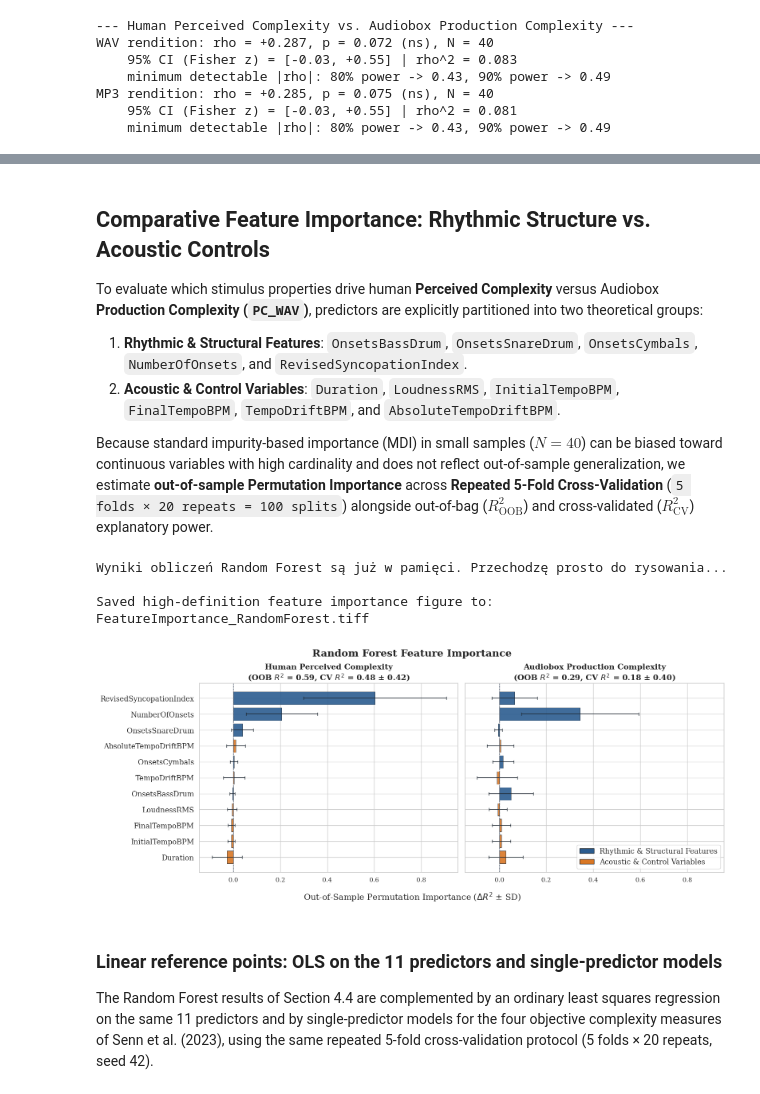
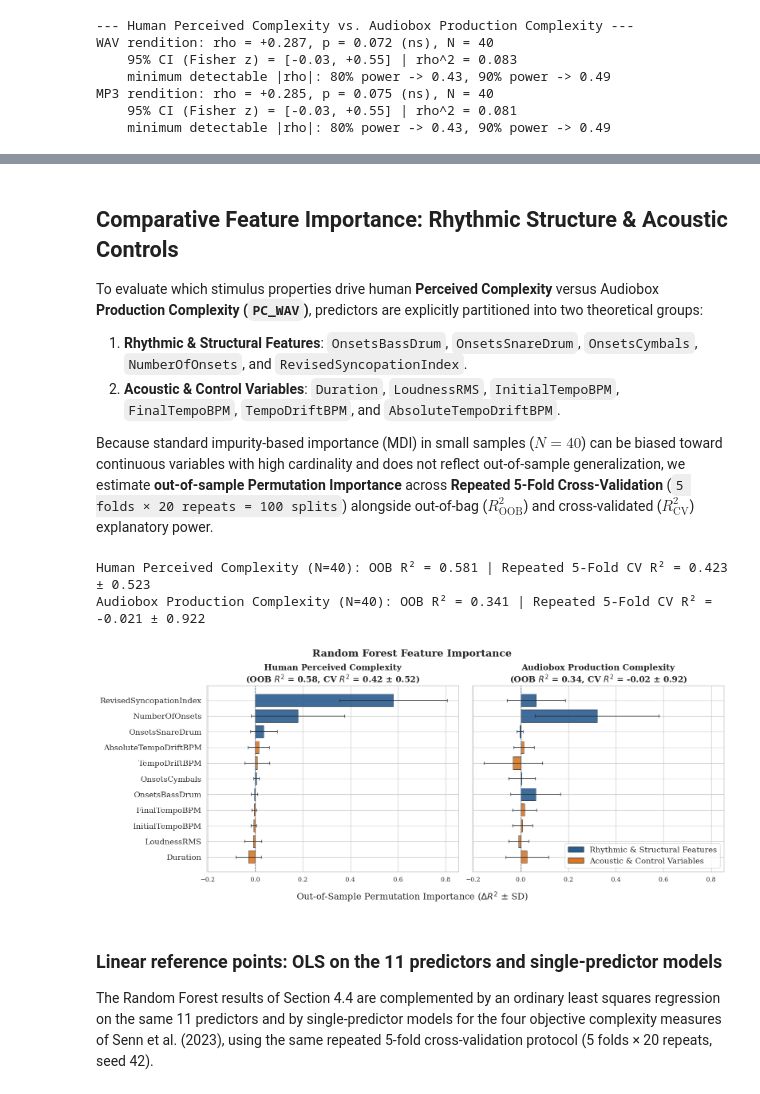
Before and after one commit to J4K8B/ldp-audiobox-aesthetics, a Jupyter notebook: lucerne_drum_patterns_audiobox_aesthetics_analysis.ipynb, the cells around one changed output, grey strips where cells are left out. Saved outputs shown, nothing was run; the diff lists cells and outputs as text; code cells hidden in the pictures.

Commit message:
Update analysis notebook

```diff
--- a/lucerne_drum_patterns_audiobox_aesthetics_analysis.ipynb
+++ b/lucerne_drum_patterns_audiobox_aesthetics_analysis.ipynb
@@ -1165,5 +898,5 @@ CU_MP3       Duration -0.39 0.0124    *
 # %% [markdown]
-## Comparative Feature Importance: Rhythmic Structure vs. Acoustic Controls
+## Comparative Feature Importance: Rhythmic Structure & Acoustic Controls
 
 To evaluate which stimulus properties drive human **Perceived Complexity** versus Audiobox **Production Complexity (`PC_WAV`)**, predictors are explicitly partitioned into two theoretical groups:
 1. **Rhythmic & Structural Features**: `OnsetsBassDrum`, `OnsetsSnareDrum`, `OnsetsCymbals`, `NumberOfOnsets`, and `RevisedSyncopationIndex`.
@@ -1244,11 +977,12 @@ def compute_permutation_importance(
         X = model_df[ordered_candidates]
         y = model_df[target]
 
+        # Set n_jobs=1 for strict determinism
         rf_oob = RandomForestRegressor(
             n_estimators=n_estimators,
             oob_score=True,
             random_state=random_state,
-            n_jobs=-1,
+            n_jobs=1,
         )
         rf_oob.fit(X, y)
 
@@ -1259,16 +993,18 @@ def compute_permutation_importance(
             X_train, X_test = X.iloc[train_idx], X.iloc[test_idx]
             y_train, y_test = y.iloc[train_idx], y.iloc[test_idx]
 
+            # Set n_jobs=1 for strict determinism
             rf = RandomForestRegressor(
                 n_estimators=n_estimators,
                 random_state=random_state + split_idx,
-                n_jobs=-1,
+                n_jobs=1,
             )
             rf.fit(X_train, y_train)
 
             y_pred = rf.predict(X_test)
             cv_r2_scores.append(r2_score(y_test, y_pred))
 
+            # Set n_jobs=1 for strict determinism
             perm_res = permutation_importance(
                 rf,
                 X_test,
@@ -1276,7 +1012,7 @@ def compute_permutation_importance(
                 n_repeats=perm_repeats,
                 random_state=random_state + split_idx,
                 scoring="r2",
-                n_jobs=-1,
+                n_jobs=1,
             )
             fold_importances.append(perm_res.importances_mean)
 
@@ -1305,7 +1041,7 @@ def compute_permutation_importance(
     return results_summary
 
 
-def plot_permutation_importance(results_summary, tiff_filename="FeatureImportance_RandomForest.tiff"):
+def plot_permutation_importance(results_summary):
     """
     Renders the plotting logic using pre-computed permutation importance results.
     Optimized for Word document insertion (larger fonts, shared labels, adjusted spacing).
@@ -1345,7 +1081,7 @@ def plot_permutation_importance(results_summary, tiff_filename="FeatureImportanc
 
         # Conditionally remove Y-axis labels for the second plot
         if idx == 0:
-            ax.set_yticklabels(plot_df["Feature"], fontsize=13)
+            ax.set_yticklabels(plot_df["Feature"], fontsize=14)
         else:
             ax.set_yticklabels([])
 
@@ -1356,59 +1092,49 @@ def plot_permutation_importance(results_summary, tiff_filename="FeatureImportanc
             f"{label}\n"
             f"(OOB $R^2$ = {res['oob_r2']:.2f}, CV $R^2$ = {res['cv_r2_mean']:.2f} ± {res['cv_r2_sd']:.2f})"
         )
-        ax.set_title(subtitle, fontsize=14, fontweight="bold")
+        ax.set_title(subtitle, fontsize=15, fontweight="bold")
         ax.set_xlabel("")
 
     legend_handles = [
         Patch(facecolor=group_palette["Rhythmic & Structural"], edgecolor="#1f2933", label="Rhythmic & Structural Features"),
         Patch(facecolor=group_palette["Acoustic & Control"], edgecolor="#1f2933", label="Acoustic & Control Variables"),
     ]
-    axes[1].legend(handles=legend_handles, loc="lower right", frameon=True, fontsize=13)
+    axes[1].legend(handles=legend_handles, loc="lower right", frameon=True, fontsize=14)
 
     # Add a single, shared X-axis label with increased font size
     fig.supxlabel(r"Out-of-Sample Permutation Importance ($\Delta R^2$ ± SD)",
-                  fontsize=15,
+                  fontsize=16,
                   y=0.1)
 
-    # Push the main title slightly higher with increased font size
     fig.suptitle(
         "Random Forest Feature Importance",
         x=0.5,
         y=0.95,
         ha="center",
         fontsize=18,
         fontweight="bold",
     )
 
-    # Adjust layout manually to leave space for suptitle and supxlabel
     plt.tight_layout(rect=[0, 0.08, 1, 0.98])
-
-    if tiff_filename:
-        plt.savefig(tiff_filename, format='tiff', dpi=600, bbox_inches='tight', pil_kwargs={"compression": "tiff_lzw"})
-        print(f"\nSaved high-definition feature importance figure to: {tiff_filename}")
-
     plt.show()
 
 
 # --- Execution ---
-# Smart execution: Skip the 5-minute compute if it is already in memory
 if "perm_importance_results" not in locals():
     if "final_analysis_df" in locals() and not final_analysis_df.empty:
-        print("Rozpoczynam obliczenia Random Forest (to może zająć kilka minut)...")
         perm_importance_results = compute_permutation_importance(final_analysis_df)
     else:
         print("Error: 'final_analysis_df' is not defined or empty.")
 else:
-    print("Wyniki obliczeń Random Forest są już w pamięci. Przechodzę prosto do rysowania...")
+    perm_importance_results = compute_permutation_importance(final_analysis_df)
 
 # Plot the results
 if "perm_importance_results" in locals() and perm_importance_results is not None:
     plot_permutation_importance(perm_importance_results)
 # %% [output]
-Wyniki obliczeń Random Forest są już w pamięci. Przechodzę prosto do rysowania...
-
-Saved high-definition feature importance figure to: FeatureImportance_RandomForest.tiff
+Human Perceived Complexity (N=40): OOB R² = 0.581 | Repeated 5-Fold CV R² = 0.423 ± 0.523
+Audiobox Production Complexity (N=40): OOB R² = 0.341 | Repeated 5-Fold CV R² = -0.021 ± 0.922
-[figure, old version]
+[figure, new version]
 # %% [markdown]
 ### Linear reference points: OLS on the 11 predictors and single-predictor models
 
```
Also changed, not shown: parts of 9 cells of this notebook.
